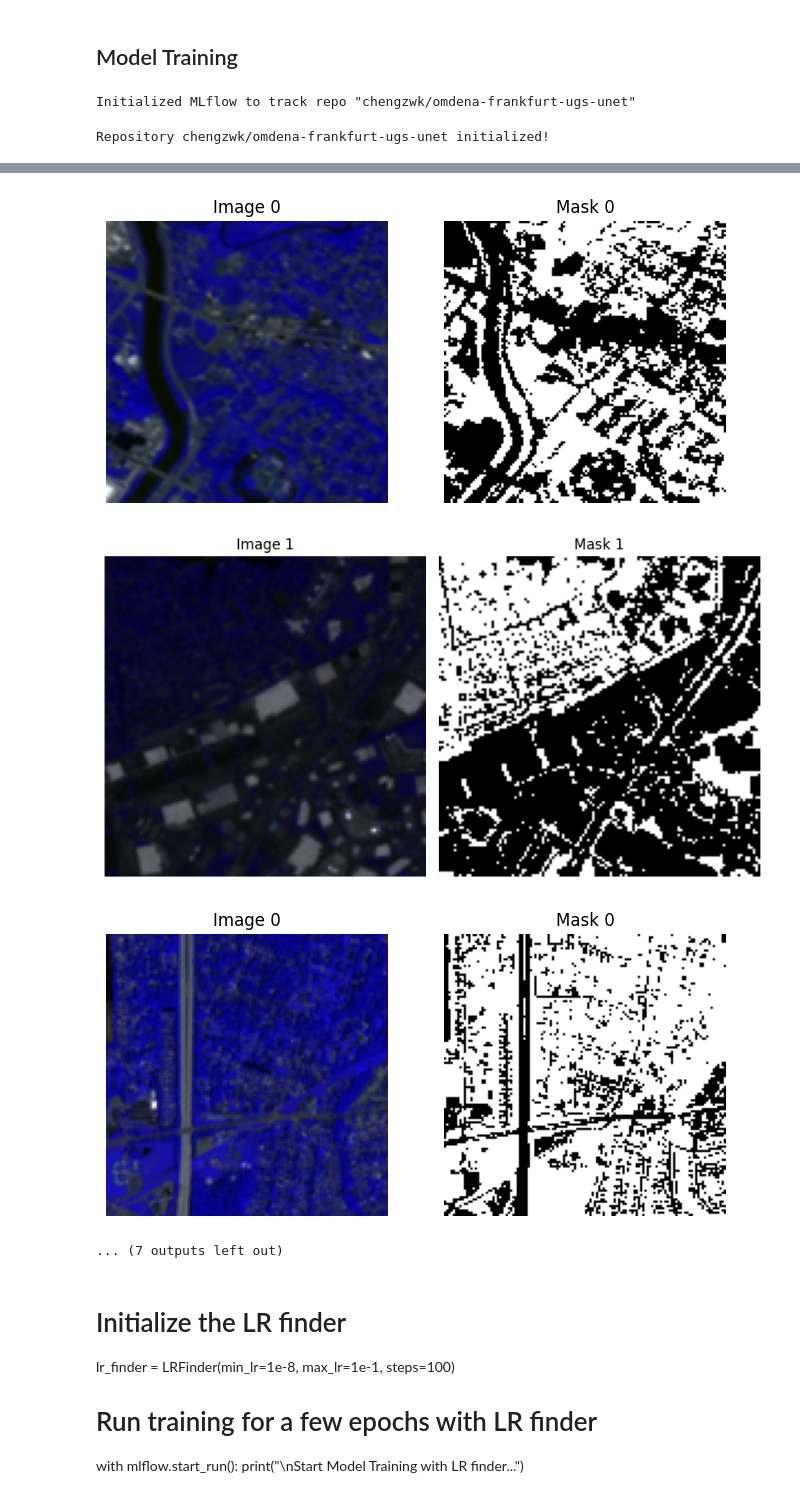
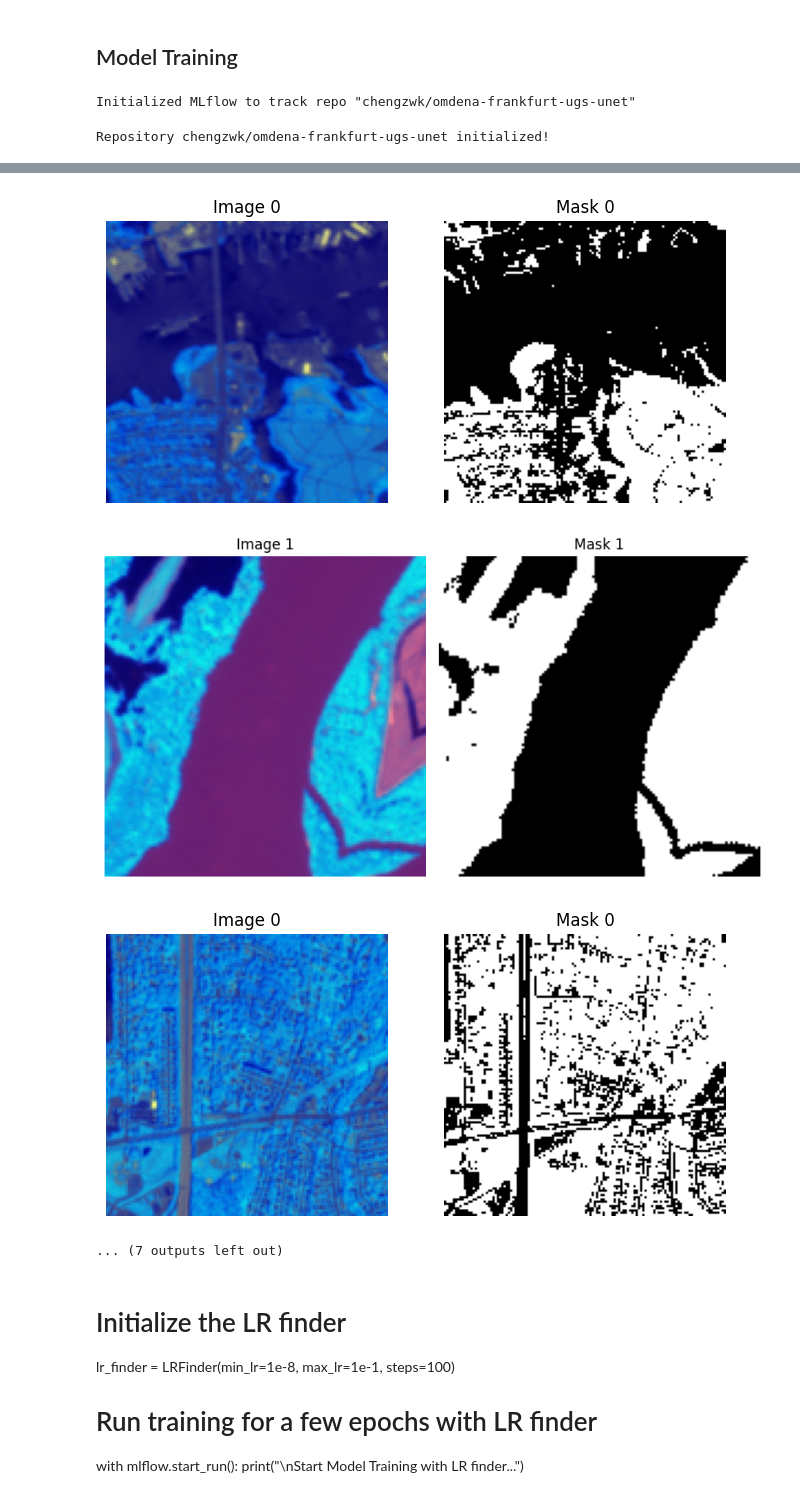
Before and after one commit to chengzwk/omdena-frankfurt-ugs-unet, a Jupyter notebook: unet-from-scratch.ipynb, the cells around one changed output, grey strips where cells are left out. Cells and saved outputs as stored; diff of their text form; code cells hidden in the pictures.

Commit message:
Use band combination 03: NDVI-Red-NIR

```diff
--- a/unet-from-scratch.ipynb
+++ b/unet-from-scratch.ipynb
@@ -780,7 +780,7 @@ data_dir = "/content/drive/MyDrive/Omdena/urban-green-frankfurt/MULC"
 # data_dir = os.path.expanduser("~/Documents/Omdena/FrankfurtGermanyChapter_UrbanGreenSpaceMappping/MULC")
 image_dir = 'VBWVA_8R'
 # subset_size = 10
-bands = ['Green', 'Red', 'NIR']  # Choose a combination of 3 bands from Blue, Green, Red, NIR, NDVI, NDWI
+bands = ['Red', 'NIR', 'NDVI']  # Choose a combination of 3 bands from Blue, Green, Red, NIR, NDVI, NDWI
 image_dataset, mask_dataset = read_file(
     data_dir,
     image_dir,
@@ -875,7 +875,7 @@ y_test_fixed = y_test[:num_samples_to_visualize]
 
 # Create a new directory for training results in Google Drive
 # Save model, training history, prediction and evaluation results to this directory
-experiment_label = 'model02_Red_Green_NIR'
+experiment_label = 'model03_NDVI_Red_NIR'
 result_dir = os.path.join('/content/drive/My Drive/band_combinations', experiment_label)
 history_path = os.path.join(result_dir, 'unet_training_history.pkl')
 model_path = os.path.join(result_dir, 'best_model_unet.keras')
@@ -916,18 +916,18 @@ Number of vegetation pixels: 7693973 (62.03%)
 Data Shapes:
 --------------------
 X_train: (971, 128, 128, 3)
 X_val:   (46, 128, 128, 3)
 X_test:  (46, 128, 128, 3)
 --------------------
 y_train: (971, 128, 128, 1)
 y_val:   (46, 128, 128, 1)
 y_test:  (46, 128, 128, 1)
 --------------------
 Steps per epoch: 120
 Validation steps: 2
-[figure, old version]
+[figure, new version]
-[figure, old version]
+[figure, new version]
-[figure, old version]
+[figure, new version]
 ... (7 outputs left out)
 # %% [markdown]
 # Initialize the LR finder
```
Also changed, not shown: parts of 5 cells of this notebook.
